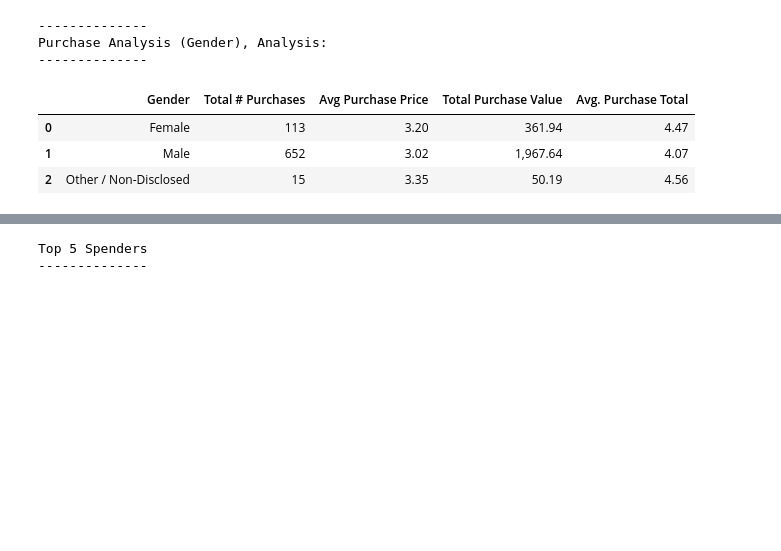
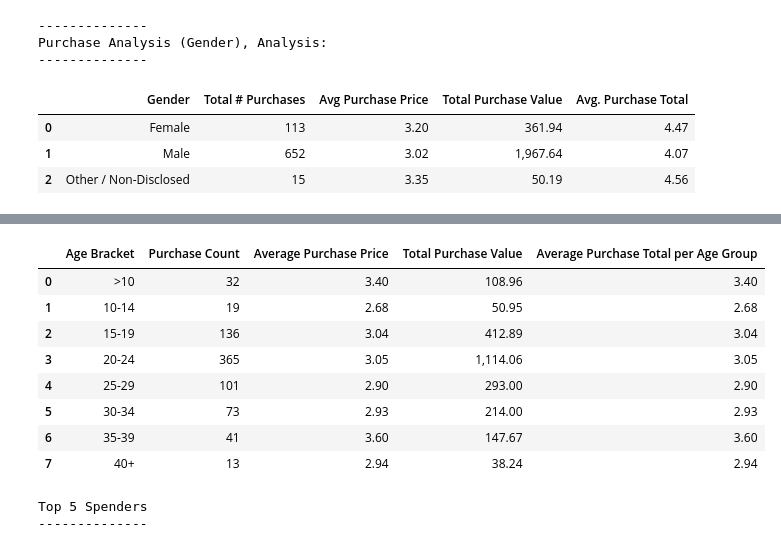
Before and after one commit to JosefinaAureaAmaro/01_Python_Pandas, a Jupyter notebook: Heroes_of_Pymoli.ipynb, the cells around one changed output, grey strips where cells are left out. Drawn from its saved outputs; the diff is of its cells as text; code cells hidden in the pictures; blank space fills up the shorter version.

```diff
--- a/Heroes_of_Pymoli.ipynb
+++ b/Heroes_of_Pymoli.ipynb
@@ -228,0 +236,5 @@ print(AgeBracketcolumn)
+# %%
+#Calculate Average Purchase Price
+
+age_avgpurch_price = df.groupby('Age Bracket')["Price"].mean().reset_index(name = "Average Purchase Price")
+age_avgpurch_price
@@ -228,0 +251,4 @@ print(AgeBracketcolumn)
+# %%
+# Calculate Total Purchase Value
+age_totalpurch_price = df.groupby('Age Bracket')["Price"].sum().reset_index(name = "Total Purchase Value")
+age_totalpurch_price
@@ -228,0 +265,5 @@ print(AgeBracketcolumn)
+# %%
+#Calculate Average Purchase Total per Person by Age Group
+
+age_avgtotalper_age = age_totalpurch_price.iloc[:,1]/age_purch_count.iloc[:,1]
+age_avgtotalper_age
@@ -228,0 +280,5 @@ print(AgeBracketcolumn)
+# %%
+#to make a df of Average Purchase Total per Person by Age Group
+
+age_avgtotalper_age_df= pd.DataFrame({"Age Bracket":brackets_descriptions, "Average Purchase Total per Age Group": age_avgtotalper_age})
+age_avgtotalper_age_df
@@ -229,3 +295,19 @@ print(AgeBracketcolumn)
+# %%
+#Age Demographics: Final DataFrame
+age_Purchcount_avgpurchprice_df = pd.merge(age_purch_count,age_avgpurch_price, how = 'outer', on="Age Bracket")
+age_totalpurch_df = pd.merge(age_Purchcount_avgpurchprice_df,age_totalpurch_price, how = 'outer', on="Age Bracket")
+age_demographics_df = pd.merge(age_totalpurch_df,age_avgtotalper_age_df, how = 'outer', on="Age Bracket")
+age_demographics_df
+# %% [output]
+|  | Age Bracket | Purchase Count | Average Purchase Price | Total Purchase Value | Average Purchase Total per Age Group |
+| 0 | >10 | 32 | 3.40 | 108.96 | 3.40 |
+| 1 | 10-14 | 19 | 2.68 | 50.95 | 2.68 |
+| 2 | 15-19 | 136 | 3.04 | 412.89 | 3.04 |
+| 3 | 20-24 | 365 | 3.05 | 1,114.06 | 3.05 |
+| 4 | 25-29 | 101 | 2.90 | 293.00 | 2.90 |
+| 5 | 30-34 | 73 | 2.93 | 214.00 | 2.93 |
+| 6 | 35-39 | 41 | 3.60 | 147.67 | 3.60 |
+| 7 | 40+ | 13 | 2.94 | 38.24 | 2.94 |
 # %%
 #source[creating a new column & assign value]: https://stackoverflow.com/questions/49161120/pandas-python-set-value-of-one-column-based-on-value-in-another-column
 #source[checkifavalueisbetween2values]:https://stackoverflow.com/questions/40156469/how-to-check-if-any-value-of-a-column-is-in-a-range-in-between-two-values-in-p
```
Also changed, not shown: parts of 8 cells of this notebook.
